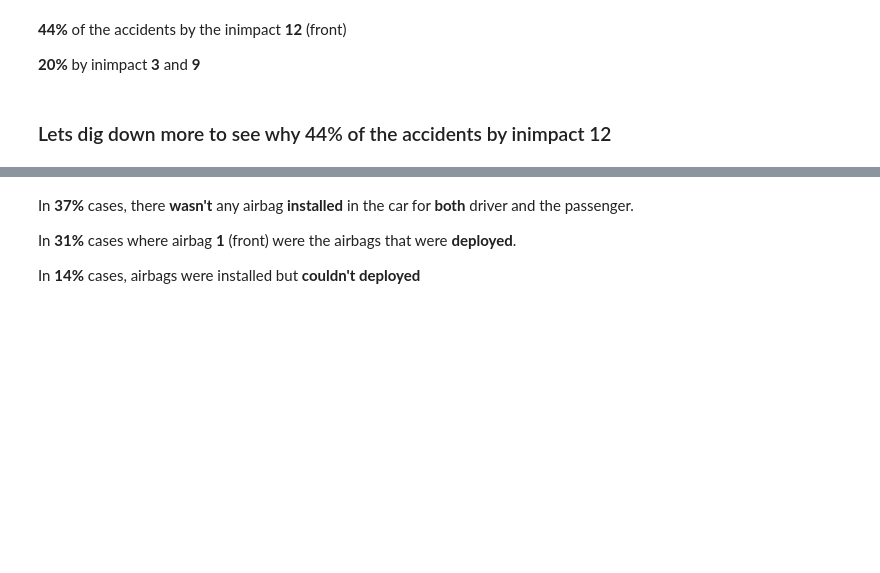
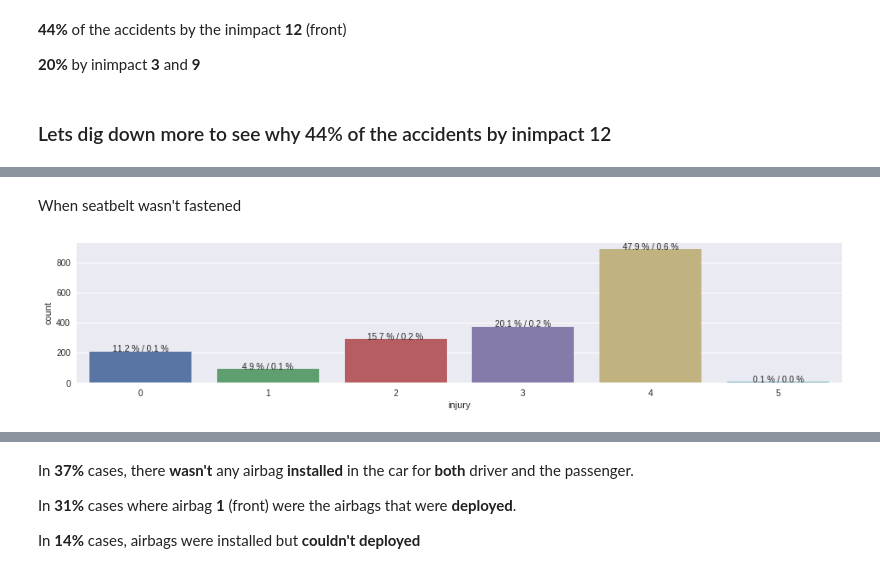
Before and after one commit to sohaibomr/data_analysis-FARS, a Jupyter notebook: sa_eda_fars.ipynb, the cells around one changed output, grey strips where cells are left out. Saved outputs shown, nothing was run; the diff lists cells and outputs as text; code cells hidden in the pictures; blank space fills up the shorter version.

```diff
--- a/sa_eda_fars.ipynb
+++ b/sa_eda_fars.ipynb
@@ -109,0 +120,8 @@ data_specific_inimpact = data[filter_]
+# %% [markdown]
+When seatbelt wasn't fastened
+# %%
+filter_p = (data_specific_inimpact.airbagDeploy == 'no') & (data_specific_inimpact.airbagAvail == 'yes') \
+        & (data_specific_inimpact.Restraint == 'no')
+count_plot('injury', 'x', data_specific_inimpact[filter_p], 'show')
+# %% [output]
+[figure, added]
```
Also changed, not shown: parts of 28 cells of this notebook.
